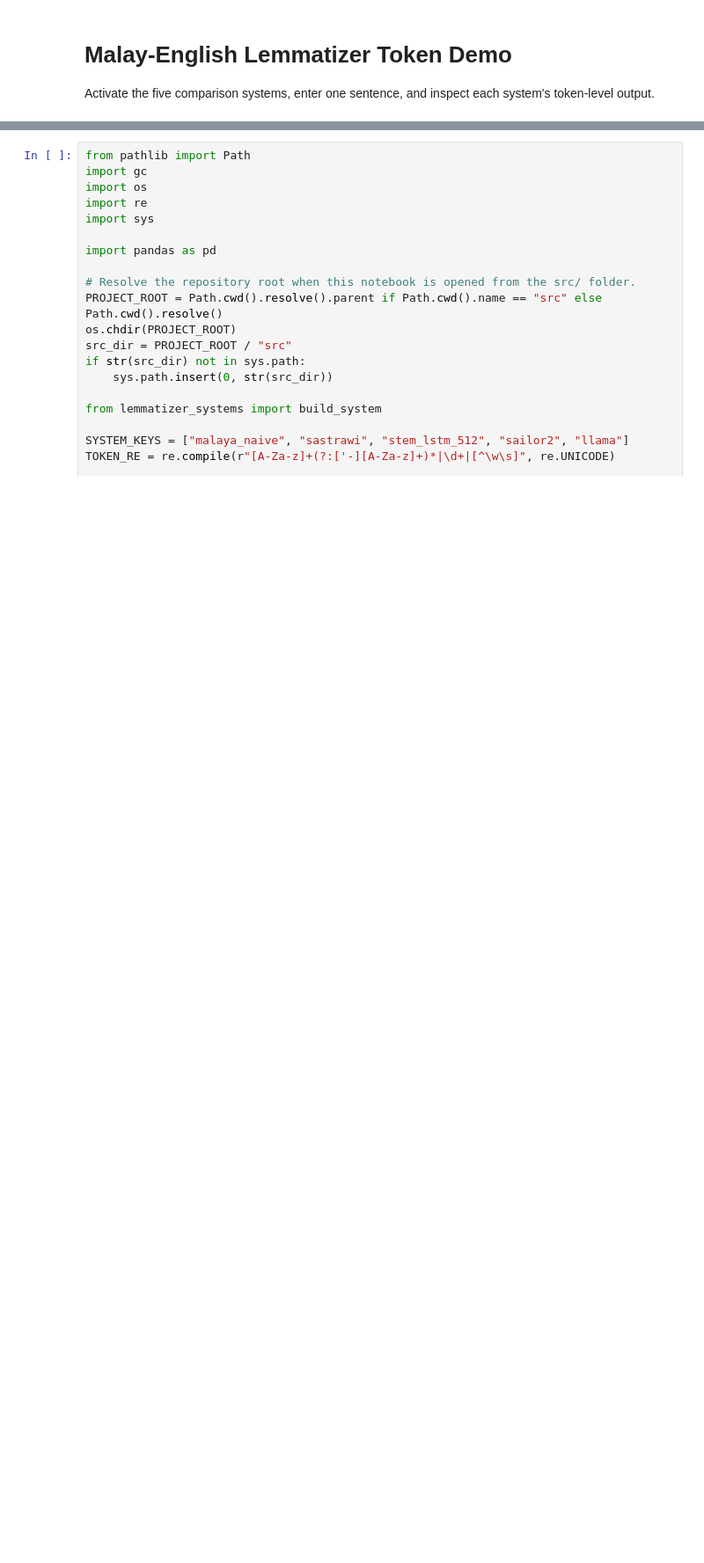
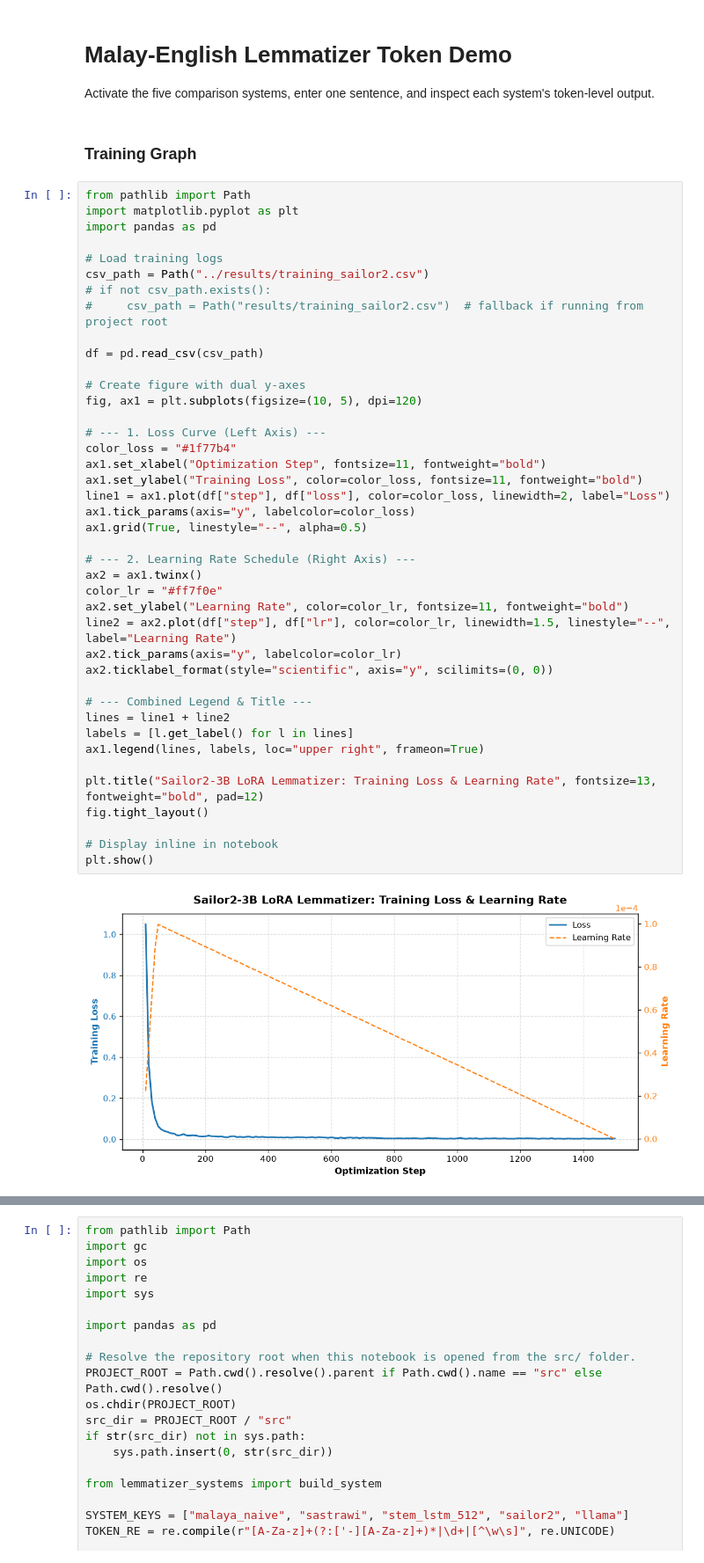
Before and after one commit to KTYJ/Sailor2_Lemma, a Jupyter notebook: src/lemmatizer_token_demo.ipynb, the cells around one changed output, grey strips where cells are left out. Shown at 88% size. Cells and saved outputs as stored; diff of their text form; blank space fills up the shorter version.

Commit message:
retrained sailor 2 with loss curve

```diff
--- a/src/lemmatizer_token_demo.ipynb
+++ b/src/lemmatizer_token_demo.ipynb
@@ -2,3 +2,48 @@
 # Malay-English Lemmatizer Token Demo
 
 Activate the five comparison systems, enter one sentence, and inspect each system's token-level output.
+# %% [markdown]
+### Training Graph
+# %%
+from pathlib import Path
+import matplotlib.pyplot as plt
+import pandas as pd
+
+# Load training logs
+csv_path = Path("../results/training_sailor2.csv")
+# if not csv_path.exists():
+#     csv_path = Path("results/training_sailor2.csv")  # fallback if running from project root
+
+df = pd.read_csv(csv_path)
+
+# Create figure with dual y-axes
+fig, ax1 = plt.subplots(figsize=(10, 5), dpi=120)
+
+# --- 1. Loss Curve (Left Axis) ---
+color_loss = "#1f77b4"
+ax1.set_xlabel("Optimization Step", fontsize=11, fontweight="bold")
+ax1.set_ylabel("Training Loss", color=color_loss, fontsize=11, fontweight="bold")
+line1 = ax1.plot(df["step"], df["loss"], color=color_loss, linewidth=2, label="Loss")
+ax1.tick_params(axis="y", labelcolor=color_loss)
+ax1.grid(True, linestyle="--", alpha=0.5)
+
+# --- 2. Learning Rate Schedule (Right Axis) ---
+ax2 = ax1.twinx()
+color_lr = "#ff7f0e"
+ax2.set_ylabel("Learning Rate", color=color_lr, fontsize=11, fontweight="bold")
+line2 = ax2.plot(df["step"], df["lr"], color=color_lr, linewidth=1.5, linestyle="--", label="Learning Rate")
+ax2.tick_params(axis="y", labelcolor=color_lr)
+ax2.ticklabel_format(style="scientific", axis="y", scilimits=(0, 0))
+
+# --- Combined Legend & Title ---
+lines = line1 + line2
+labels = [l.get_label() for l in lines]
+ax1.legend(lines, labels, loc="upper right", frameon=True)
+
+plt.title("Sailor2-3B LoRA Lemmatizer: Training Loss & Learning Rate", fontsize=13, fontweight="bold", pad=12)
+fig.tight_layout()
+
+# Display inline in notebook
+plt.show()
+# %% [output]
+[figure, added]
```
Also changed, not shown: parts of 1 cell of this notebook, 15 other files.
